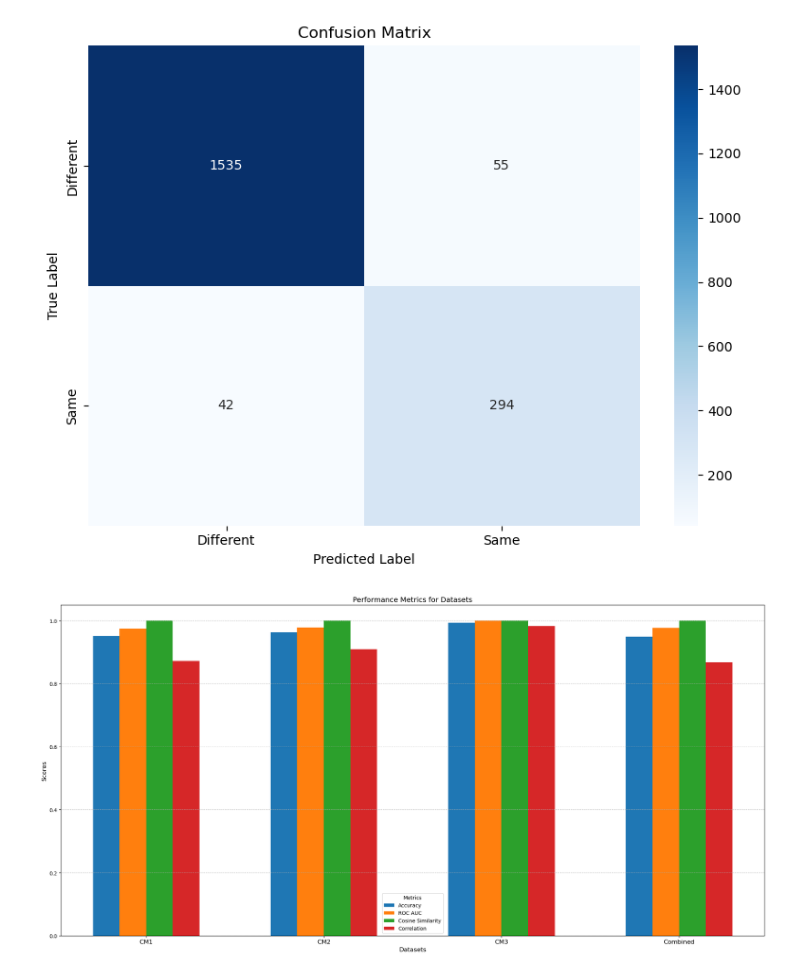
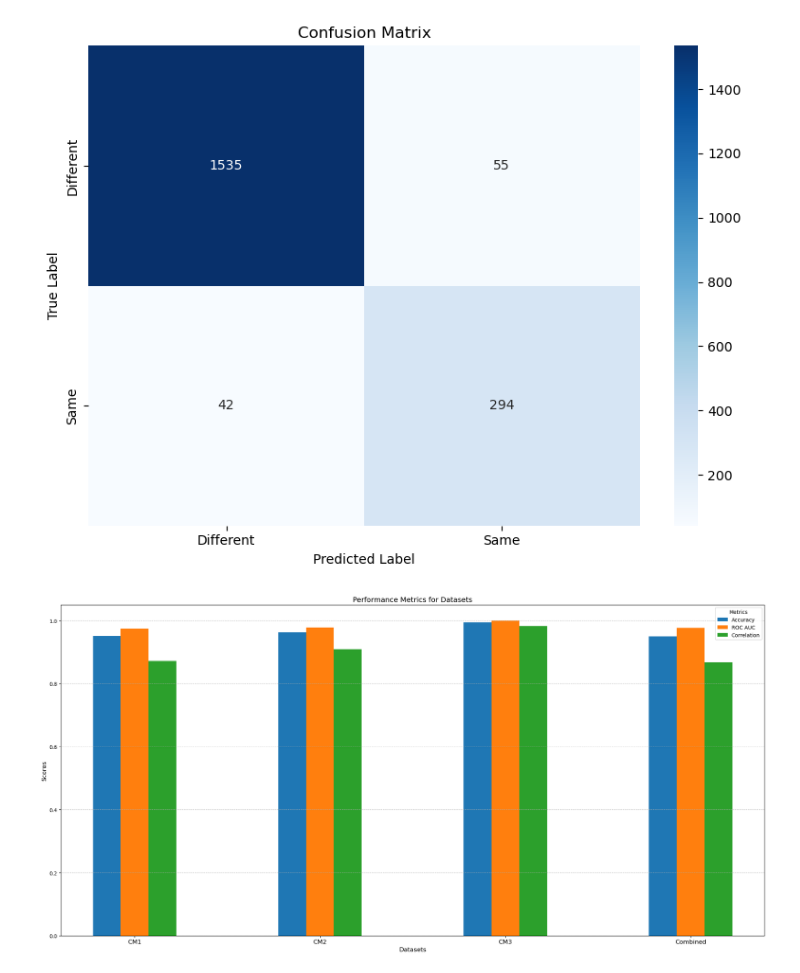
Before and after one commit to mutasim18/Mass-Sceptra-Classification, a Jupyter notebook: Visualization/randomforest_vis.ipynb, the cells around one changed output. Drawn from its saved outputs; the diff is of its cells as text; code cells hidden in the pictures.

```diff
--- a/Visualization/randomforest_vis.ipynb
+++ b/Visualization/randomforest_vis.ipynb
@@ -336,36 +336,36 @@ def plot_stats(stats, datasets, metrics):
     # Create the bar plot
     plt.figure(figsize=(20, 10))
     for i, metric in enumerate(metrics):
         metric_values = [dataset_stats.get(metric, 0) for dataset_stats in stats]
         plt.bar(x + i * width, metric_values, width, label=metric)
 
     # Add labels, title, and legend
     plt.xlabel('Datasets', fontsize=12)
     plt.ylabel('Scores', fontsize=12)
     plt.title('Performance Metrics for Datasets', fontsize=14)
     plt.xticks(x + width * (num_metrics - 1) / 2, datasets, fontsize=12)
     plt.legend(title="Metrics", fontsize=10)
     plt.tight_layout()
     plt.grid(axis='y', linestyle='--', alpha=0.7)
 
     # Show the plot
     plt.show()
 
 # Example stats for CM1, CM2, CM3, and Combined datasets
 stats = [
-    {'Accuracy': 0.9517, 'ROC AUC': 0.9742, 'Cosine Similarity': 1, 'Correlation': 0.8716},  # CM1
-    {'Accuracy': 0.9626, 'ROC AUC': 0.9784, 'Cosine Similarity': 1, 'Correlation': 0.9093},  # CM2
-    {'Accuracy': 0.9938, 'ROC AUC': 0.9999, 'Cosine Similarity': 1, 'Correlation': 0.9824},  # CM3
-    {'Accuracy': 0.9496, 'ROC AUC': 0.9765, 'Cosine Similarity': 1, 'Correlation': 0.8671}   # Combined
+    {'Accuracy': 0.9517, 'ROC AUC': 0.9742,  'Correlation': 0.8716},  # CM1
+    {'Accuracy': 0.9626, 'ROC AUC': 0.9784,  'Correlation': 0.9093},  # CM2
+    {'Accuracy': 0.9938, 'ROC AUC': 0.9999,  'Correlation': 0.9824},  # CM3
+    {'Accuracy': 0.9496, 'ROC AUC': 0.9765,  'Correlation': 0.8671}   # Combined
 ]
 
 # Dataset names
 datasets = ['CM1', 'CM2', 'CM3', 'Combined']
 
 # Metrics to display
-metrics = ['Accuracy', 'ROC AUC', 'Cosine Similarity', 'Correlation']
+metrics = ['Accuracy', 'ROC AUC', 'Correlation']
 
 # Call the function to create the bar plot
 plot_stats(stats, datasets, metrics)
 # %% [output]
-[figure, old version]
+[figure, new version]
```
Also changed, not shown: 3 other files.
